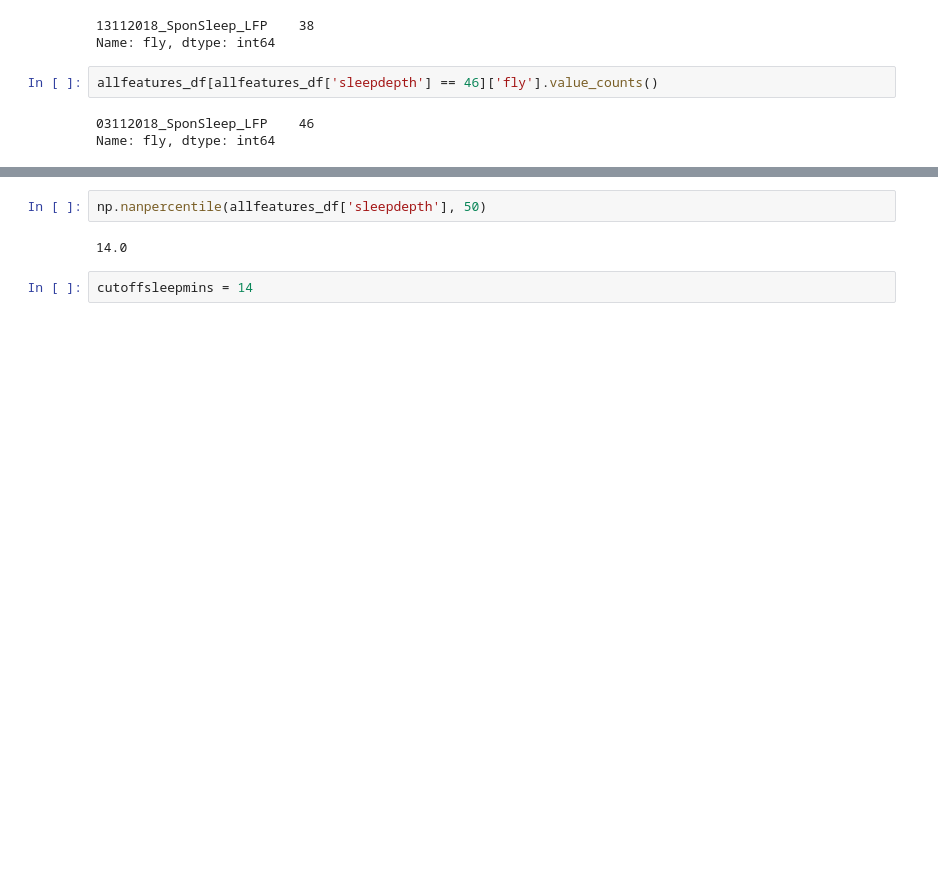
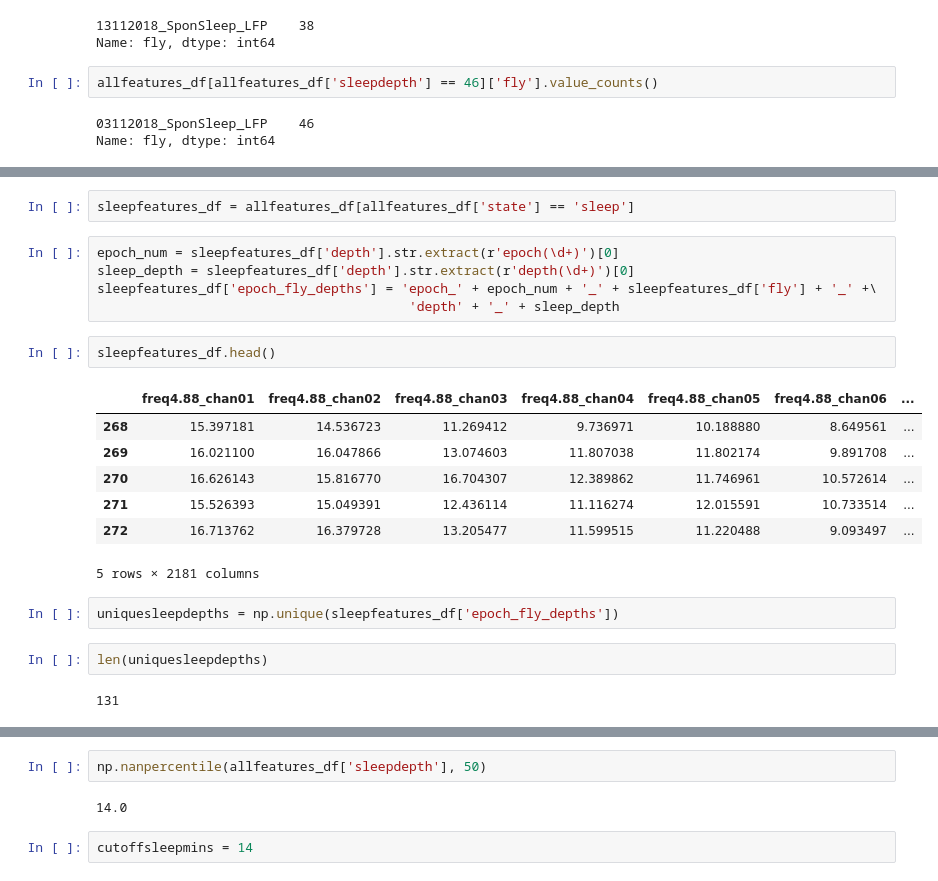
Before and after one commit to SridharJagannathan/drosSleepStages_SciAdvances2023, a Jupyter notebook: Scripts/notebooks/Figure5b_c_d_SupplFigure8_stats_awakesleepepochs_svmclassifier.ipynb, the cells around one changed output, grey strips where cells are left out. Saved outputs shown, nothing was run; the diff lists cells and outputs as text; blank space fills up the shorter version.

```diff
--- a/Scripts/notebooks/Figure5b_c_d_SupplFigure8_stats_awakesleepepochs_svmclassifier.ipynb
+++ b/Scripts/notebooks/Figure5b_c_d_SupplFigure8_stats_awakesleepepochs_svmclassifier.ipynb
@@ -706,0 +714,23 @@ Name: fly, dtype: int64
+# %%
+sleepfeatures_df = allfeatures_df[allfeatures_df['state'] == 'sleep']
+# %%
+epoch_num = sleepfeatures_df['depth'].str.extract(r'epoch(\d+)')[0]
+sleep_depth = sleepfeatures_df['depth'].str.extract(r'depth(\d+)')[0]
+sleepfeatures_df['epoch_fly_depths'] = 'epoch_' + epoch_num + '_' + sleepfeatures_df['fly'] + '_' +\
+                                        'depth' + '_' + sleep_depth
+# %%
+sleepfeatures_df.head()
+# %% [output]
+|  | freq4.88_chan01 | freq4.88_chan02 | freq4.88_chan03 | freq4.88_chan04 | freq4.88_chan05 | freq4.88_chan06 | ... |
+| 268 | 15.397181 | 14.536723 | 11.269412 | 9.736971 | 10.188880 | 8.649561 | ... |
+| 269 | 16.021100 | 16.047866 | 13.074603 | 11.807038 | 11.802174 | 9.891708 | ... |
+| 270 | 16.626143 | 15.816770 | 16.704307 | 12.389862 | 11.746961 | 10.572614 | ... |
+| 271 | 15.526393 | 15.049391 | 12.436114 | 11.116274 | 12.015591 | 10.733514 | ... |
+| 272 | 16.713762 | 16.379728 | 13.205477 | 11.599515 | 11.220488 | 9.093497 | ... |
+5 rows × 2181 columns
+# %%
+uniquesleepdepths = np.unique(sleepfeatures_df['epoch_fly_depths'])
+# %%
+len(uniquesleepdepths)
+# %% [output]
+131
```
Also changed, not shown: parts of 29 cells of this notebook.
